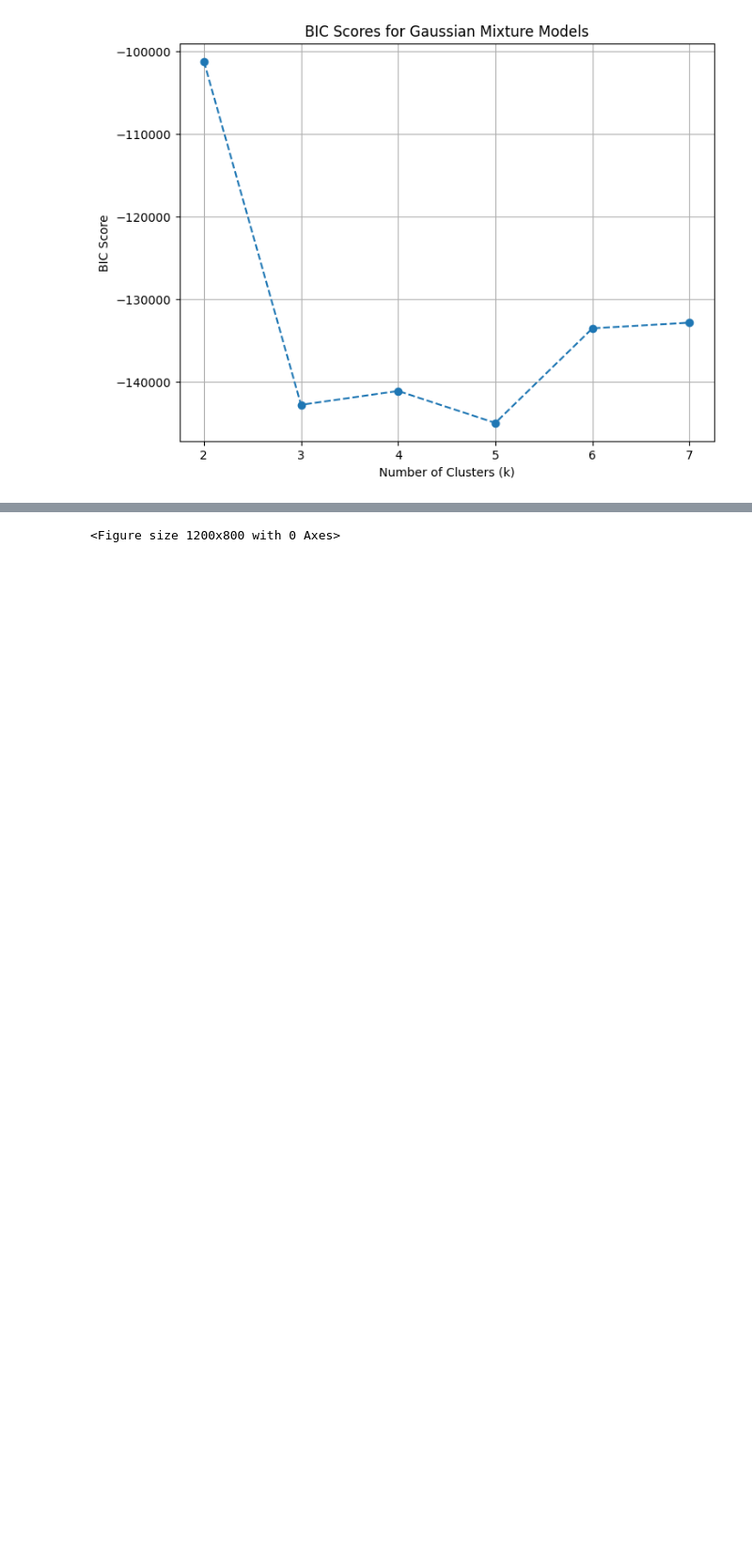
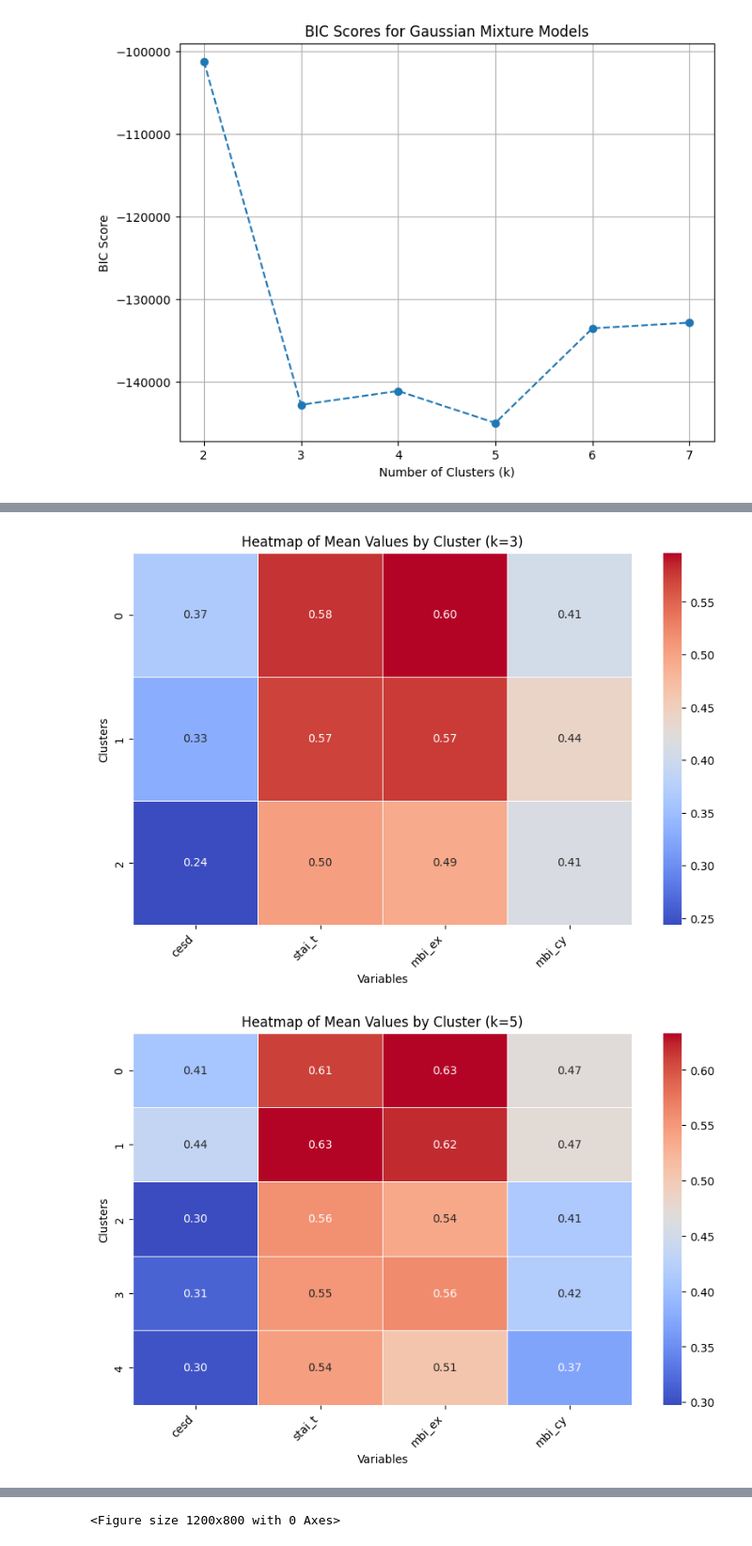
Before and after one commit to DCC-UAB/ACproject-05-grup, a Jupyter notebook: dataset1/dataset2.ipynb, the cells around one changed output, grey strips where cells are left out. Shown at 94% size. Saved outputs shown, nothing was run; the diff lists cells and outputs as text; code cells hidden in the pictures; blank space fills up the shorter version.

```diff
--- a/dataset1/dataset2.ipynb
+++ b/dataset1/dataset2.ipynb
@@ -281,0 +420,8 @@ Best k according to BIC: 5
+# %%
+# plot_cluster(df_max_scaled, c, ['year', 'health', 'stud_h', 'part', 'job', 'psyt'], 3)
+# plot_cluster(df_max_scaled, c2, ['year', 'health', 'stud_h', 'part', 'job', 'psyt'], 5)
+plot_cluster(df_max_scaled, c, ['cesd', 'stai_t', 'mbi_ex', 'mbi_cy'], 3)
+plot_cluster(df_max_scaled, c2, ['cesd', 'stai_t', 'mbi_ex', 'mbi_cy'], 5)
+# %% [output]
+[figure, added]
+[figure, added]
```
Also changed, not shown: parts of 5 cells of this notebook, 1 other file.
